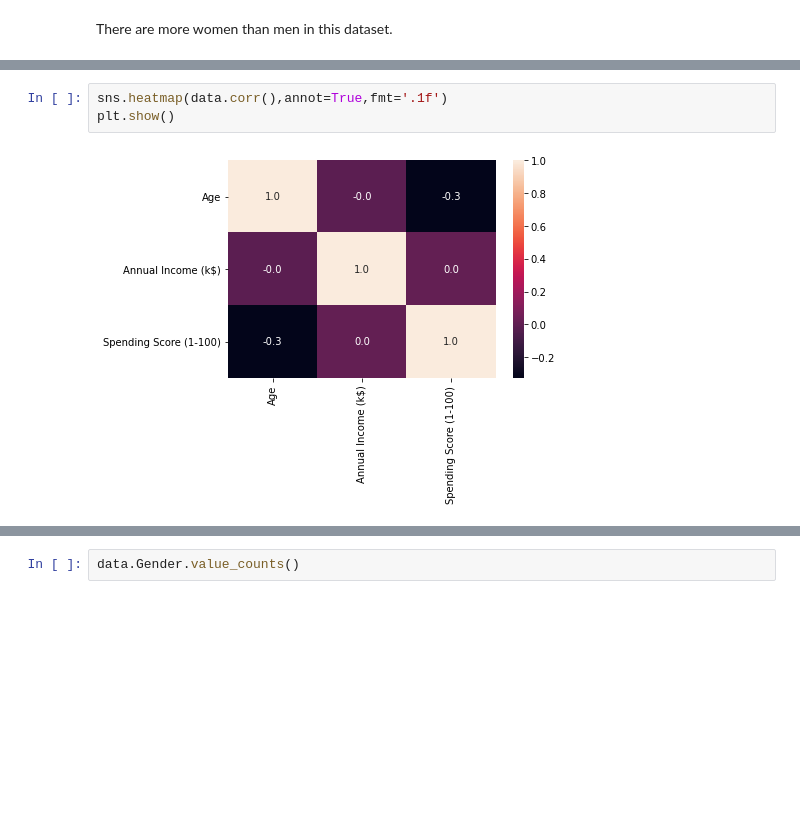
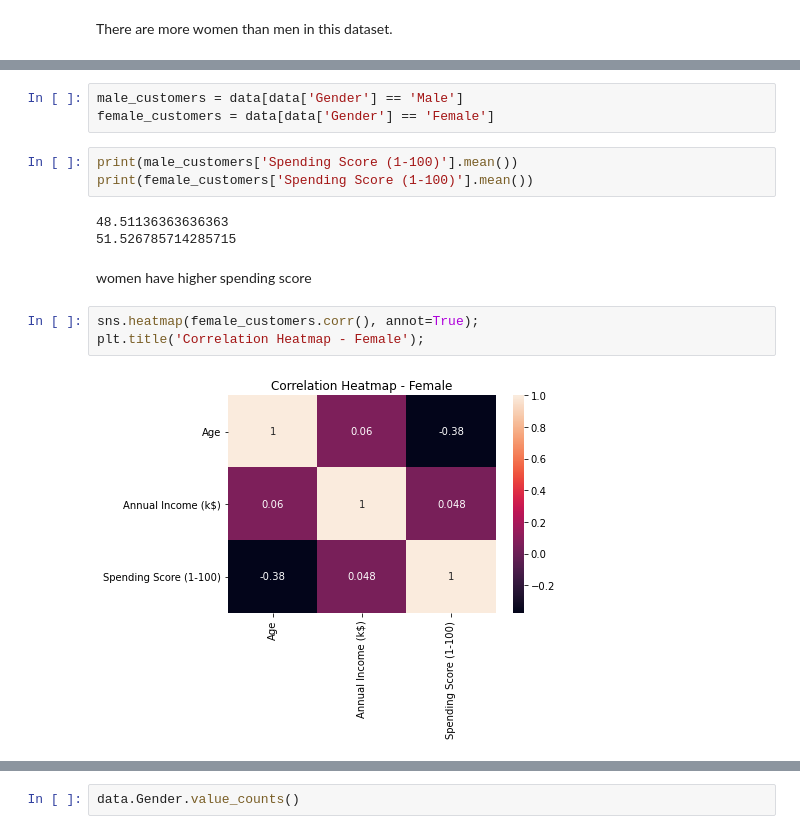
Before and after one commit to aditishraq/Exploratory-Data-Analysis, a Jupyter notebook: eda_customer.ipynb, the cells around one changed output, grey strips where cells are left out. Drawn from its saved outputs; the diff is of its cells as text; blank space fills up the shorter version.

```diff
--- a/eda_customer.ipynb
+++ b/eda_customer.ipynb
@@ -109,5 +118,16 @@ Text(0.5, 0, 'Age')
+# %%
+male_customers = data[data['Gender'] == 'Male']
+female_customers = data[data['Gender'] == 'Female']
+# %%
+print(male_customers['Spending Score (1-100)'].mean())
+print(female_customers['Spending Score (1-100)'].mean())
+# %% [output]
+48.51136363636363
+51.526785714285715
+# %% [markdown]
+women have higher spending score
 # %%
-sns.heatmap(data.corr(),annot=True,fmt='.1f')
-plt.show()
+sns.heatmap(female_customers.corr(), annot=True);
+plt.title('Correlation Heatmap - Female');
 # %% [output]
-[figure, old version]
+[figure, new version]
```
Also changed, not shown: parts of 3 cells of this notebook.
